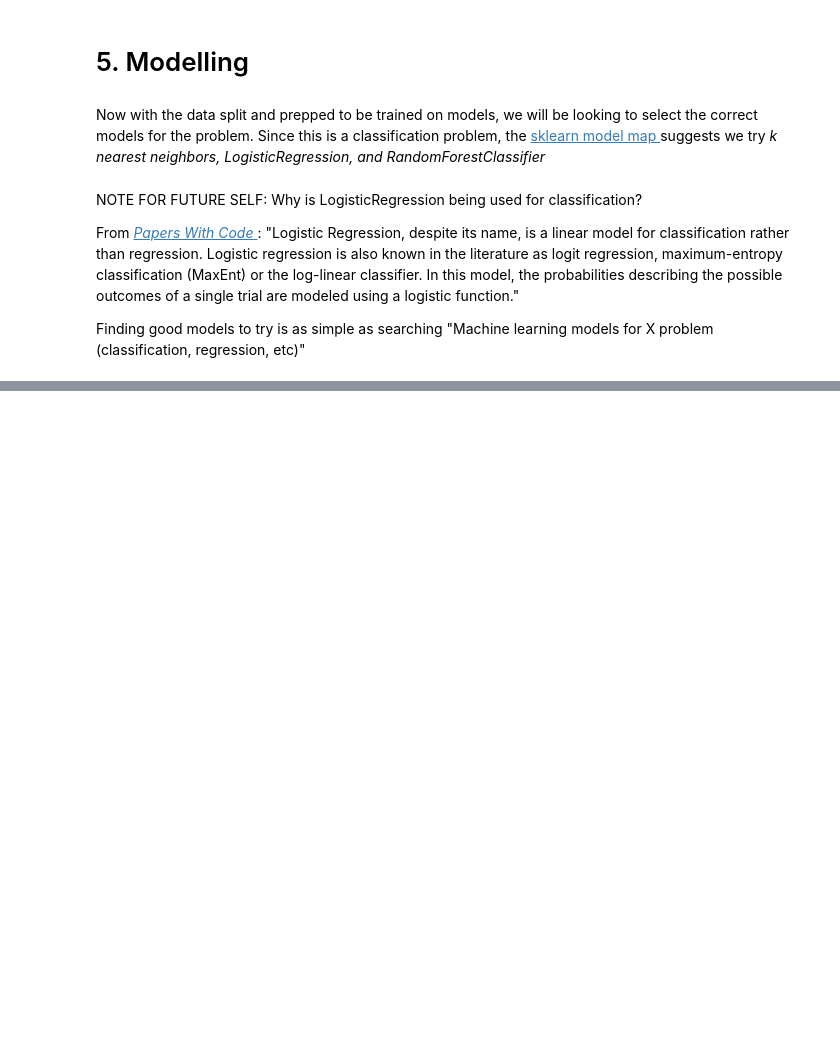
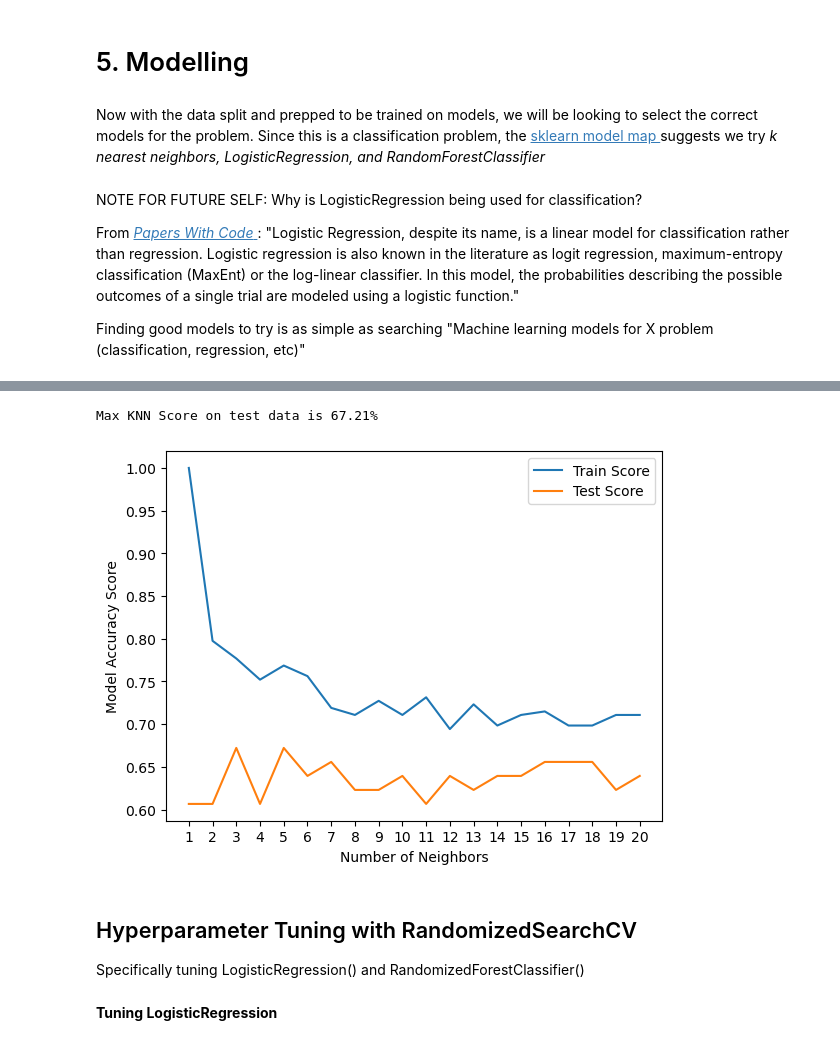
Before and after one commit to cillustrisimo/Heart-Disease-Classification-Model, a Jupyter notebook: heart-disease-classification.ipynb, the cells around one changed output, grey strips where cells are left out. Drawn from its saved outputs; the diff is of its cells as text; code cells hidden in the pictures; blank space fills up the shorter version.

Commit message:
add hyperparam tuning

```diff
--- a/heart-disease-classification.ipynb
+++ b/heart-disease-classification.ipynb
@@ -362,0 +381,25 @@ model_compare.T.plot.bar();
+# %%
+# Testing tuning on our KNN model
+
+# Creating empty lists to store scores to be later plotted on a graph
+test_scores = []
+train_scores = []
+
+# instantiating the model
+knn = KNeighborsClassifier()
+
+# Creating range to later be used as x in plot
+# Remember, ranges min value is inclusive, max value exclusive (n-1)
+neighbors = range(1, 21)
+
+# Creating a for loop to iterate over a range of different neighbors
+for i in neighbors:
+    knn.set_params(n_neighbors=i)
+
+    knn.fit(X_train, y_train)
+
+    train_scores.append(knn.score(X_train, y_train))
+
+    test_scores.append(knn.score(X_test, y_test))
+
+test_scores
@@ -362,0 +450,12 @@ model_compare.T.plot.bar();
+# %%
+plt.plot(neighbors, train_scores, label="Train Score")
+plt.plot(neighbors, test_scores, label="Test Score")
+plt.xticks(np.arange(1, 21, 1))
+plt.xlabel("Number of Neighbors")
+plt.ylabel("Model Accuracy Score")
+plt.legend()
+
+print(f"Max KNN Score on test data is {max(test_scores) * 100:.2f}%")
+# %% [output]
+Max KNN Score on test data is 67.21%
+[figure, added]
@@ -362,0 +464,4 @@ model_compare.T.plot.bar();
+# %% [markdown]
+## Hyperparameter Tuning with RandomizedSearchCV
+
+Specifically tuning LogisticRegression() and RandomizedForestClassifier()
@@ -362,0 +482,2 @@ model_compare.T.plot.bar();
+# %% [markdown]
+**Tuning LogisticRegression**
```
Also changed, not shown: parts of 25 cells of this notebook.
